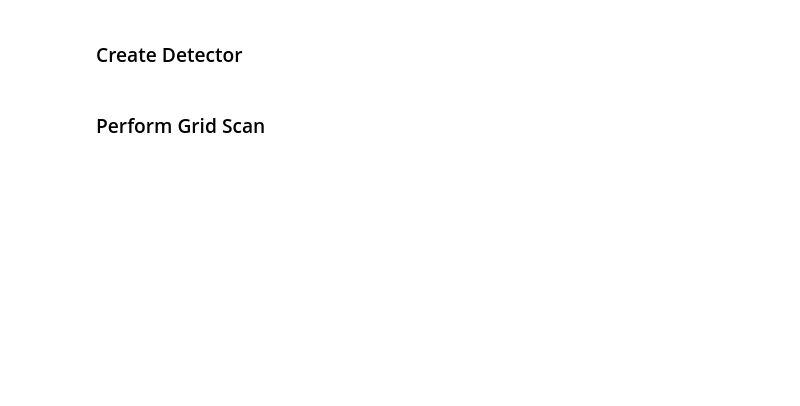
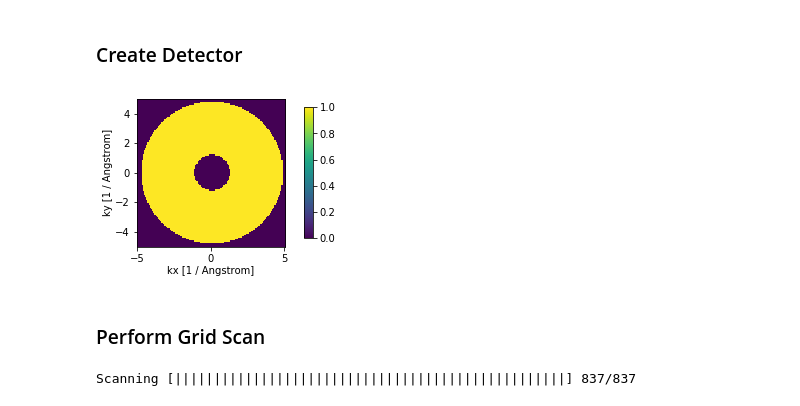
Before and after one commit to jacobjma/tensorwaves, a Jupyter notebook: examples/basics/basic_stem_simulation_with_prism.ipynb, the cells around one changed output. Drawn from its saved outputs; the diff is of its cells as text; code cells hidden in the pictures; blank space fills up the shorter version.

```diff
--- a/examples/basics/basic_stem_simulation_with_prism.ipynb
+++ b/examples/basics/basic_stem_simulation_with_prism.ipynb
@@ -89,16 +99,20 @@ S.aberrations.parametrization.defocus
 # %% [markdown]
 ### Create Detector
 # %%
-detector = RingDetector(inner=.05, outer=.2, gpts=S.gpts, extent=S.extent, energy=S.energy)
+detector = RingDetector(inner=.05, outer=.2, gpts=probe.gpts, extent=probe.extent, energy=probe.energy)
 
 detector.get_tensor().show(display_space='fourier')
+# %% [output]
+[figure, added]
 # %% [markdown]
 ### Perform Grid Scan
 # %%
 start = (0,0)
-end = (cell[0,0]/2, cell[1,1]/2)
+end = (cell[0]/2, cell[1]/2)
 
 scan = S.gridscan(start=(0,0), end=end, sampling=.2, detectors=detector)
+# %% [output]
+Scanning [||||||||||||||||||||||||||||||||||||||||||||||||||] 837/837
 # %%
 image = scan.image()
 image.show(fig_scale=2)
```
Also changed, not shown: parts of 7 cells of this notebook, 2 other files.
